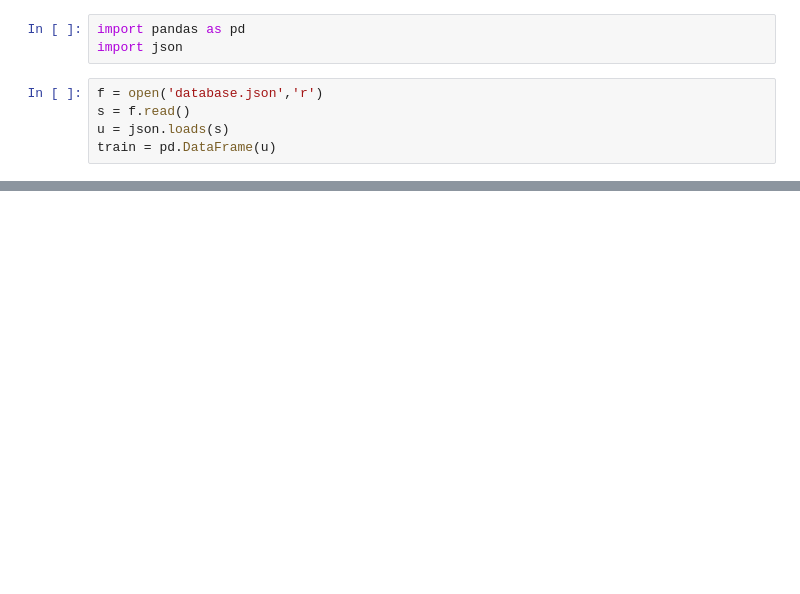
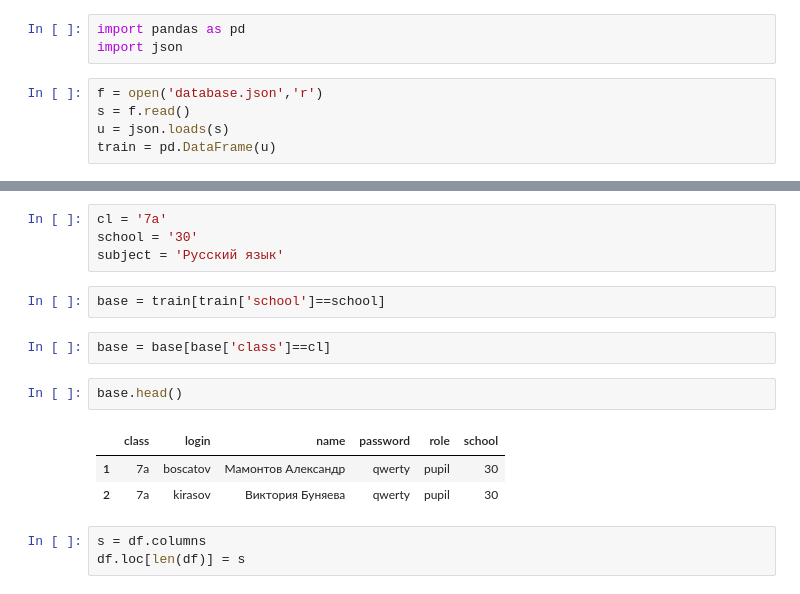
Before and after one commit to vikiwai/eleschorg, a Jupyter notebook: flask/Untitled.ipynb, the cells around one changed output, grey strips where cells are left out. Drawn from its saved outputs; the diff is of its cells as text; blank space fills up the shorter version.

```diff
--- a/flask/Untitled.ipynb
+++ b/flask/Untitled.ipynb
@@ -8,0 +16,17 @@ train = pd.DataFrame(u)
+# %%
+cl = '7а'
+school = '30'
+subject = 'Русский язык'
+# %%
+base = train[train['school']==school]
+# %%
+base = base[base['class']==cl]
+# %%
+base.head()
+# %% [output]
+|  | class | login | name | password | role | school |
+| 1 | 7а | boscatov | Мамонтов Александр | qwerty | pupil | 30 |
+| 2 | 7а | kirasov | Виктория Буняева | qwerty | pupil | 30 |
+# %%
+s = df.columns
+df.loc[len(df)] = s
```
Also changed, not shown: parts of 17 cells of this notebook, 23 other files.
